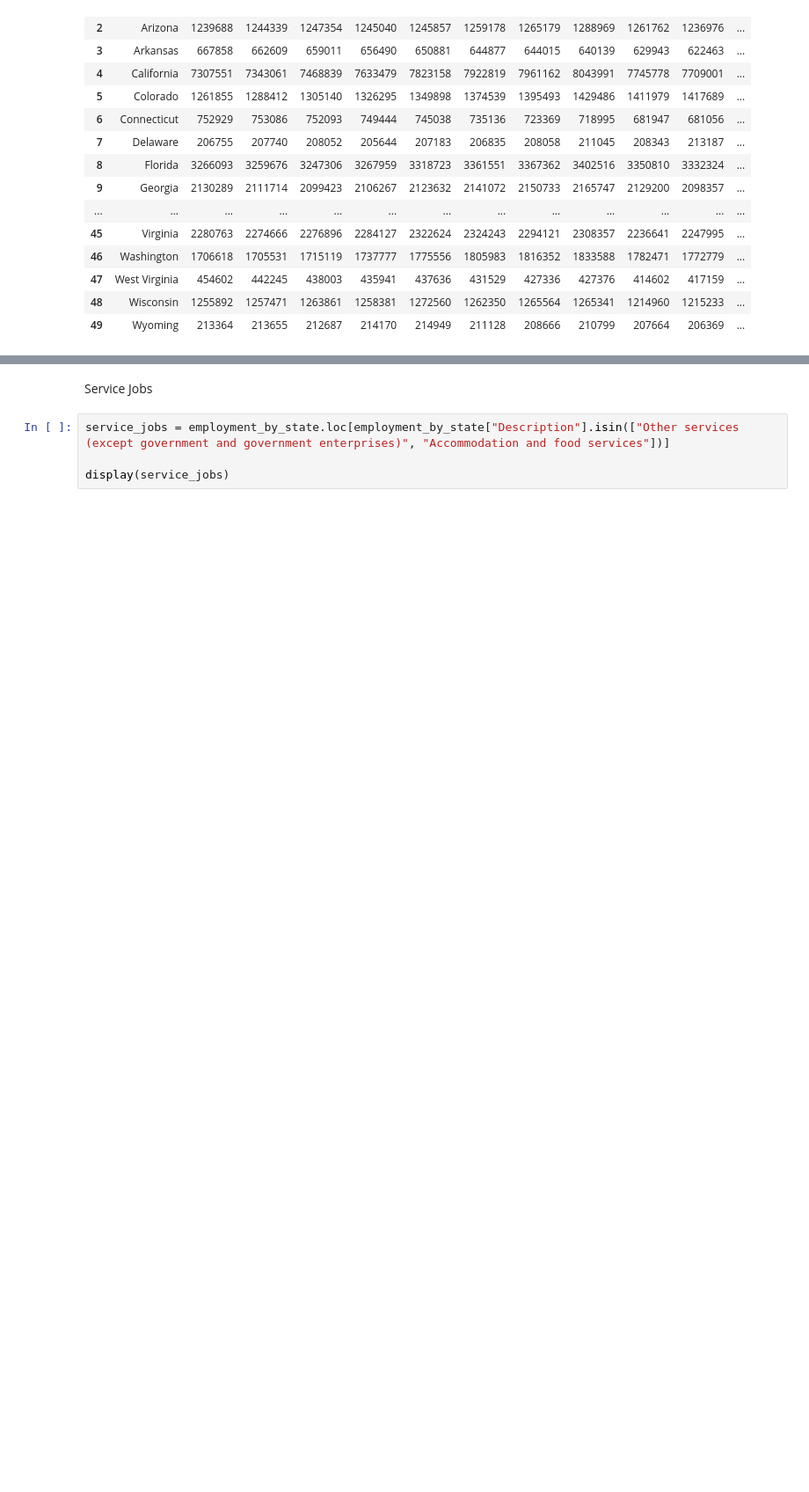
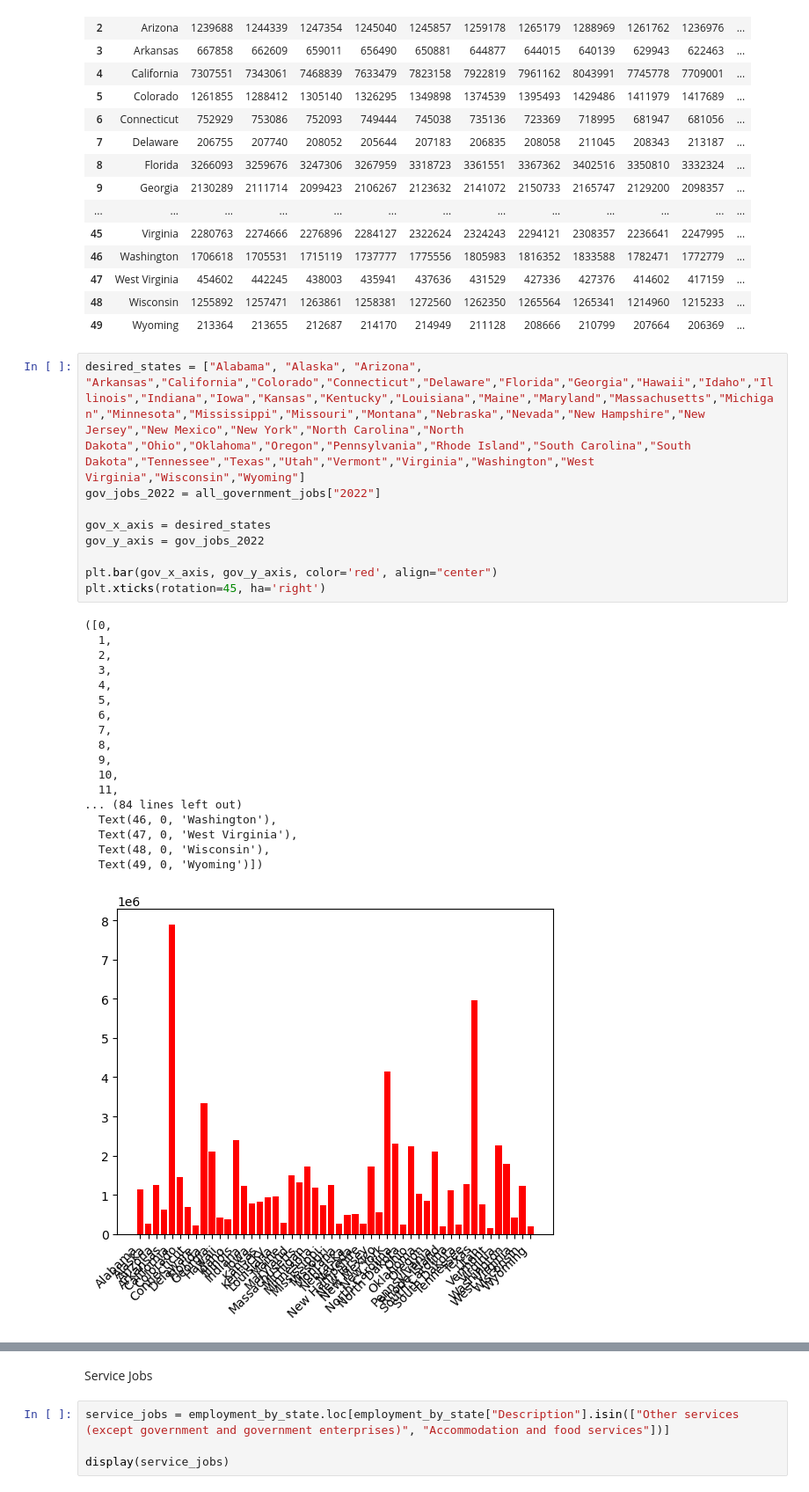
Before and after one commit to Tylerwilliams3644/Bootcamp-Project-1, a Jupyter notebook: Working Code/Employment/Employment.ipynb, the cells around one changed output, grey strips where cells are left out. Shown at 88% size. Cells and saved outputs as stored; diff of their text form; blank space fills up the shorter version.

Commit message:
working on emplyment charts

```diff
--- a/Working Code/Employment/Employment.ipynb
+++ b/Working Code/Employment/Employment.ipynb
@@ -173,3 +173,31 @@ See the caveats in the documentation: https://pandas.pydata.org/pandas-docs/stab
 | 47 | West Virginia | 454602 | 442245 | 438003 | 435941 | 437636 | 431529 | 427336 | 427376 | 414602 | 417159 | ... |
 | 48 | Wisconsin | 1255892 | 1257471 | 1263861 | 1258381 | 1272560 | 1262350 | 1265564 | 1265341 | 1214960 | 1215233 | ... |
 | 49 | Wyoming | 213364 | 213655 | 212687 | 214170 | 214949 | 211128 | 208666 | 210799 | 207664 | 206369 | ... |
+# %%
+desired_states = ["Alabama", "Alaska", "Arizona", "Arkansas","California","Colorado","Connecticut","Delaware","Florida","Georgia","Hawaii","Idaho","Illinois","Indiana","Iowa","Kansas","Kentucky","Louisiana","Maine","Maryland","Massachusetts","Michigan","Minnesota","Mississippi","Missouri","Montana","Nebraska","Nevada","New Hampshire","New Jersey","New Mexico","New York","North Carolina","North Dakota","Ohio","Oklahoma","Oregon","Pennsylvania","Rhode Island","South Carolina","South Dakota","Tennessee","Texas","Utah","Vermont","Virginia","Washington","West Virginia","Wisconsin","Wyoming"]
+gov_jobs_2022 = all_government_jobs["2022"]
+
+gov_x_axis = desired_states
+gov_y_axis = gov_jobs_2022
+
+plt.bar(gov_x_axis, gov_y_axis, color='red', align="center")
+plt.xticks(rotation=45, ha='right')
+# %% [output]
+([0,
+  1,
+  2,
+  3,
+  4,
+  5,
+  6,
+  7,
+  8,
+  9,
+  10,
+  11,
+... (84 lines left out)
+  Text(46, 0, 'Washington'),
+  Text(47, 0, 'West Virginia'),
+  Text(48, 0, 'Wisconsin'),
+  Text(49, 0, 'Wyoming')])
+[figure, added]
```
Also changed, not shown: parts of 5 cells of this notebook.
